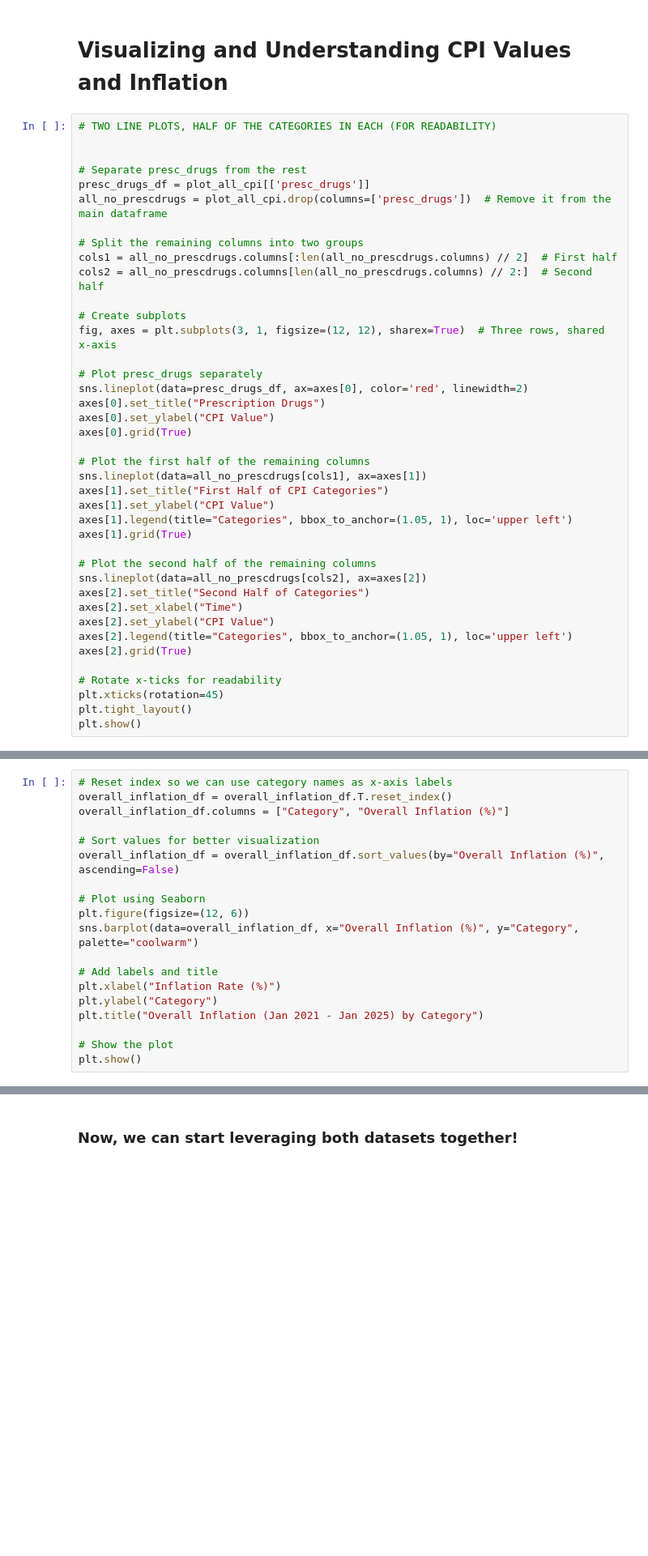
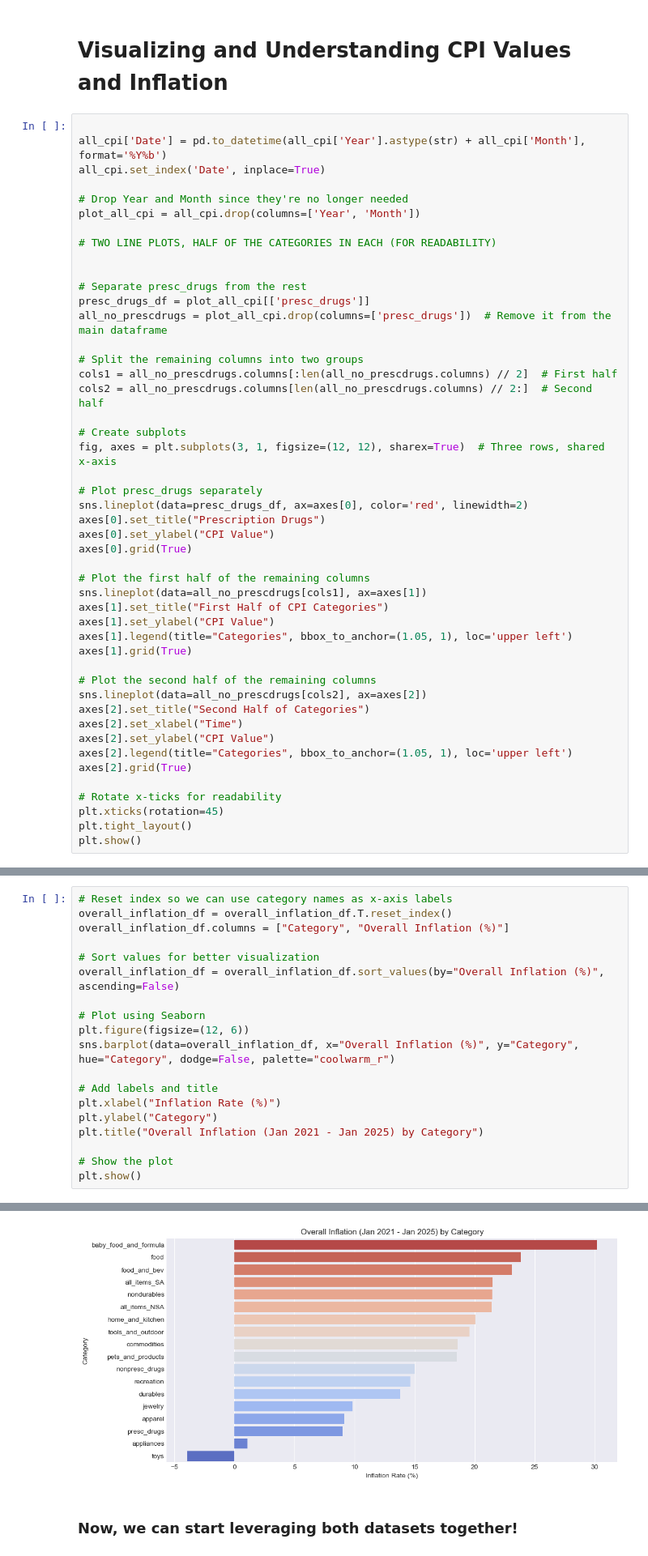
Before and after one commit to domwrm/Amazon-Pricing-Anlysis, a Jupyter notebook: EDACheckpoint_Group031_WI25.ipynb, the cells around one changed output, grey strips where cells are left out. Shown at 81% size. Drawn from its saved outputs; the diff is of its cells as text; blank space fills up the shorter version.

```diff
--- a/EDACheckpoint_Group031_WI25.ipynb
+++ b/EDACheckpoint_Group031_WI25.ipynb
@@ -768,6 +768,13 @@ pets
 # %% [markdown]
 # Visualizing and Understanding CPI Values and Inflation
 # %%
+
+all_cpi['Date'] = pd.to_datetime(all_cpi['Year'].astype(str) + all_cpi['Month'], format='%Y%b')
+all_cpi.set_index('Date', inplace=True)
+
+# Drop Year and Month since they're no longer needed
+plot_all_cpi = all_cpi.drop(columns=['Year', 'Month'])
+
 # TWO LINE PLOTS, HALF OF THE CATEGORIES IN EACH (FOR READABILITY)
 
 
@@ -853,7 +860,7 @@ overall_inflation_df = overall_inflation_df.sort_values(by="Overall Inflation (%
 
 # Plot using Seaborn
 plt.figure(figsize=(12, 6))
-sns.barplot(data=overall_inflation_df, x="Overall Inflation (%)", y="Category", palette="coolwarm")
+sns.barplot(data=overall_inflation_df, x="Overall Inflation (%)", y="Category", hue="Category", dodge=False, palette="coolwarm_r")
 
 # Add labels and title
 plt.xlabel("Inflation Rate (%)")
@@ -867,3 +873,4 @@ ValueError: Length mismatch: Expected axis has 20 elements, new values have 2 el
+[figure, added]
 # %% [markdown]
 ### Now, we can start leveraging both datasets together!
 # %% [markdown]
```
Also changed, not shown: parts of 11 cells of this notebook.
